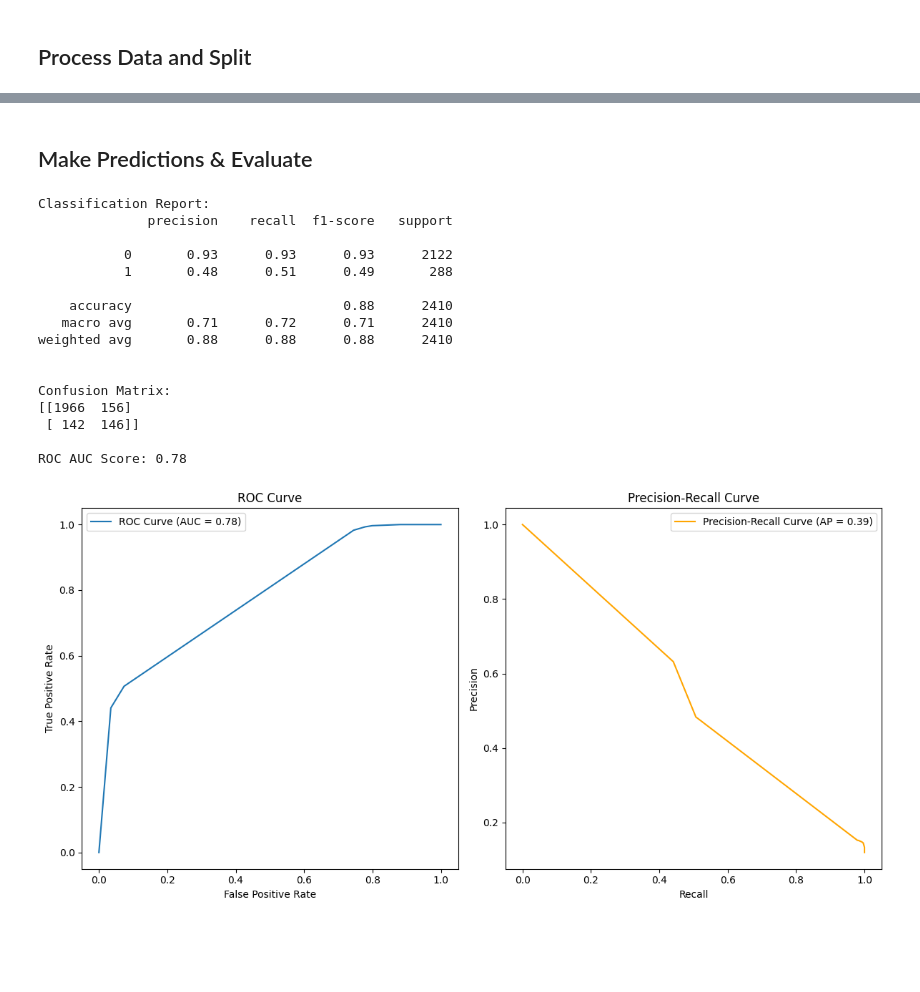
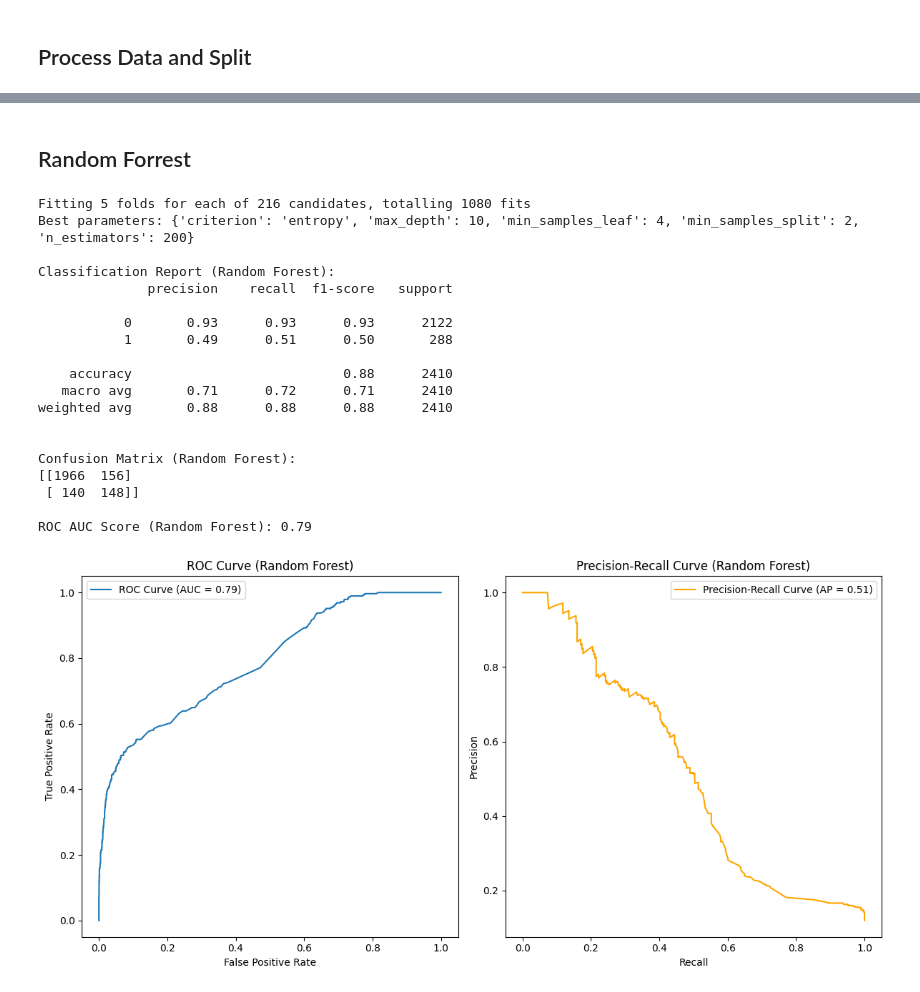
Before and after one commit to KentvTran/Smart-Alert-Lab-ML, a Jupyter notebook: modeling.ipynb, the cells around one changed output, grey strips where cells are left out. Drawn from its saved outputs; the diff is of its cells as text; code cells hidden in the pictures; blank space fills up the shorter version.

Commit message:
added random forrest

```diff
--- a/modeling.ipynb
+++ b/modeling.ipynb
@@ -76,61 +135,90 @@ DecisionTreeClassifier(max_depth=3, random_state=42)
-# %% [markdown]
-## Make Predictions & Evaluate
+# %% [markdown]
+## Random Forrest
 # %%
+# Define parameter grid for tuning (Random Forest)
+param_grid_rf = {
+    'n_estimators': [100, 200, 300],  # Number of trees in the forest
+    'max_depth': [3, 5, 10, None],    # Maximum depth of the tree
+    'min_samples_split': [2, 5, 10],  # Minimum samples required to split a node
+    'min_samples_leaf': [1, 2, 4],    # Minimum samples required at a leaf node
+    'criterion': ['gini', 'entropy']  # Splitting criterion
+}
+
+# Initialize Random Forest Classifier
+clf_rf = RandomForestClassifier(random_state=42)
+
+# Use GridSearchCV to find best parameters based on precision
+grid_search_rf = GridSearchCV(
+    clf_rf, param_grid_rf, cv=5, scoring='precision', n_jobs=-1, verbose=1
+)
+grid_search_rf.fit(X_train_smote, y_train_smote)
+
+# Get best model
+best_clf_rf = grid_search_rf.best_estimator_
+print(f"Best parameters: {grid_search_rf.best_params_}")
+
+# Train best model
+best_clf_rf.fit(X_train_smote, y_train_smote)
+
 # Make predictions
-y_pred = best_clf.predict(X_test)
-y_proba = best_clf.predict_proba(X_test)[:, 1]
+y_pred_rf = best_clf_rf.predict(X_test)
+y_proba_rf = best_clf_rf.predict_proba(X_test)[:, 1]
 
 # Print classification report
-print("\nClassification Report:")
-print(classification_report(y_test, y_pred))
+print("\nClassification Report (Random Forest):")
+print(classification_report(y_test, y_pred_rf))
 
 # Print confusion matrix
-cm = confusion_matrix(y_test, y_pred)
-print("\nConfusion Matrix:")
-print(cm)
+cm_rf = confusion_matrix(y_test, y_pred_rf)
+print("\nConfusion Matrix (Random Forest):")
+print(cm_rf)
 
 # Compute ROC AUC score
-roc_auc = roc_auc_score(y_test, y_proba)
-print(f"\nROC AUC Score: {roc_auc:.2f}")
+roc_auc_rf = roc_auc_score(y_test, y_proba_rf)
+print(f"\nROC AUC Score (Random Forest): {roc_auc_rf:.2f}")
 
+# Plot ROC Curve and Precision-Recall Curve
 plt.figure(figsize=(12, 6))
 
 # ROC Curve
 plt.subplot(1, 2, 1)
-fpr, tpr, _ = roc_curve(y_test, y_proba)
-plt.plot(fpr, tpr, label=f"ROC Curve (AUC = {roc_auc:.2f})")
+fpr_rf, tpr_rf, _ = roc_curve(y_test, y_proba_rf)
+plt.plot(fpr_rf, tpr_rf, label=f"ROC Curve (AUC = {roc_auc_rf:.2f})")
 plt.xlabel("False Positive Rate")
 plt.ylabel("True Positive Rate")
-plt.title("ROC Curve")
+plt.title("ROC Curve (Random Forest)")
 plt.legend()
 
 # Precision-Recall Curve
-precision, recall, _ = precision_recall_curve(y_test, y_proba)
-avg_precision = average_precision_score(y_test, y_proba)
+precision_rf, recall_rf, _ = precision_recall_curve(y_test, y_proba_rf)
+avg_precision_rf = average_precision_score(y_test, y_proba_rf)
 plt.subplot(1, 2, 2)
-plt.plot(recall, precision, label=f"Precision-Recall Curve (AP = {avg_precision:.2f})", color='orange')
+plt.plot(recall_rf, precision_rf, label=f"Precision-Recall Curve (AP = {avg_precision_rf:.2f})", color='orange')
 plt.xlabel("Recall")
 plt.ylabel("Precision")
-plt.title("Precision-Recall Curve")
+plt.title("Precision-Recall Curve (Random Forest)")
 plt.legend()
 
 plt.tight_layout()
 plt.show()
 # %% [output]
-Classification Report:
+Fitting 5 folds for each of 216 candidates, totalling 1080 fits
+Best parameters: {'criterion': 'entropy', 'max_depth': 10, 'min_samples_leaf': 4, 'min_samples_split': 2, 'n_estimators': 200}
+
+Classification Report (Random Forest):
               precision    recall  f1-score   support
 
            0       0.93      0.93      0.93      2122
-           1       0.48      0.51      0.49       288
+           1       0.49      0.51      0.50       288
 
     accuracy                           0.88      2410
    macro avg       0.71      0.72      0.71      2410
 weighted avg       0.88      0.88      0.88      2410
 
 
-Confusion Matrix:
+Confusion Matrix (Random Forest):
 [[1966  156]
- [ 142  146]]
+ [ 140  148]]
 
-ROC AUC Score: 0.78
+ROC AUC Score (Random Forest): 0.79
-[figure, old version]
+[figure, new version]
```
Also changed, not shown: parts of 4 cells of this notebook.
